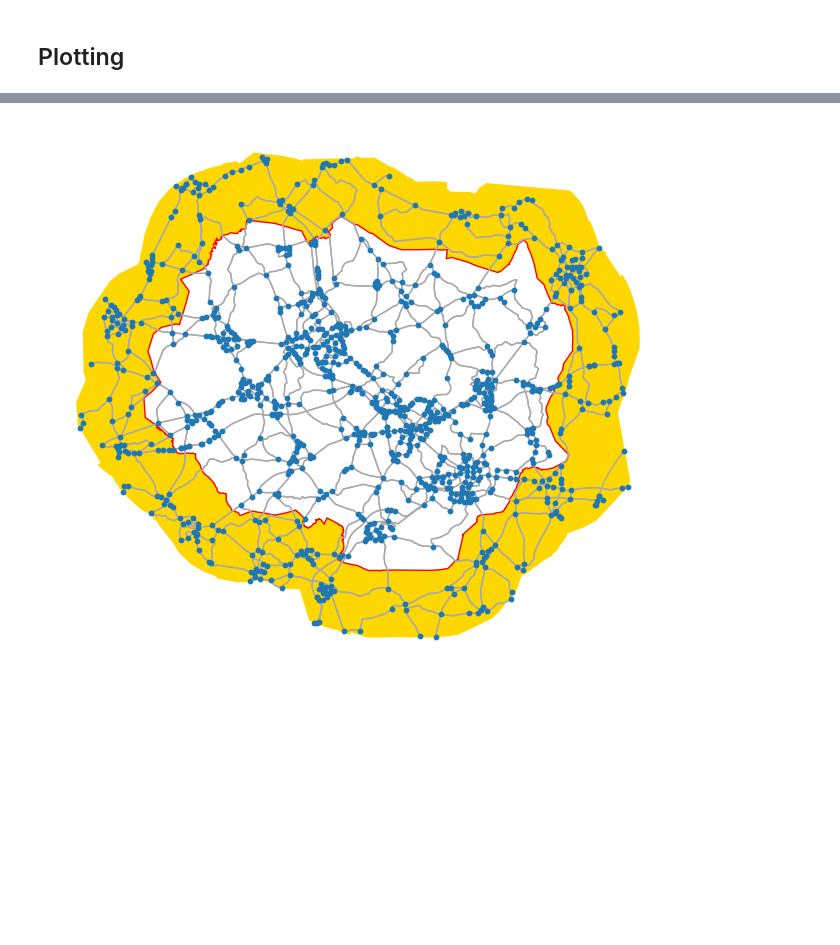
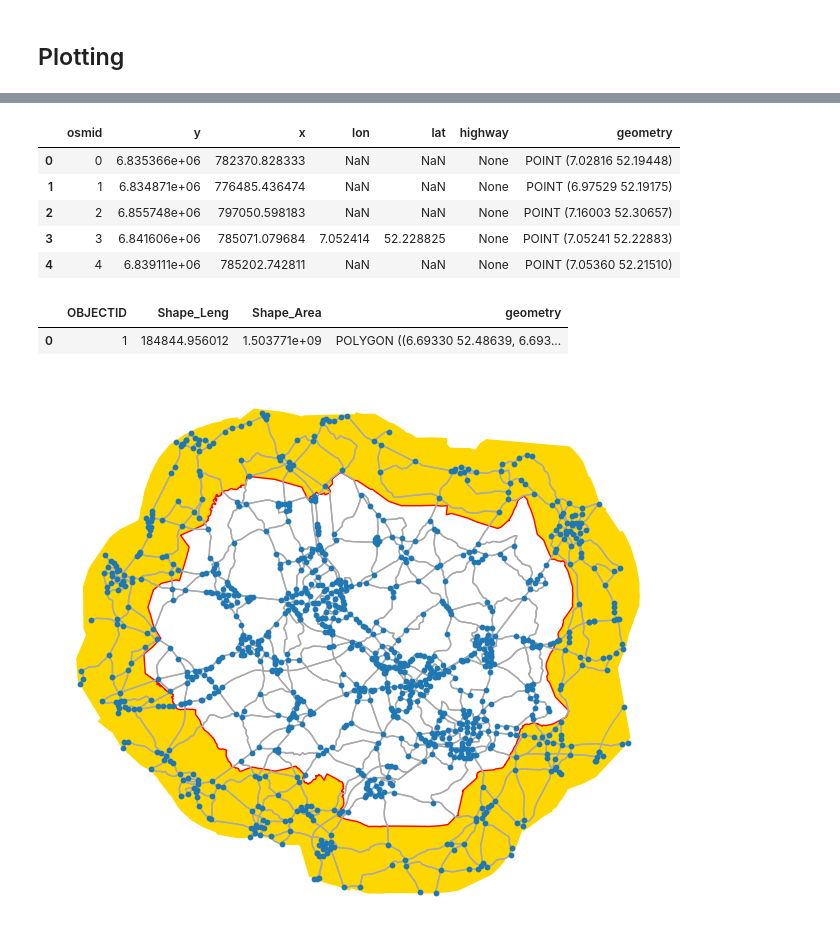
Before and after one commit to springonions-87/bioze_digital_mapping_tool, a Jupyter notebook: extract_osm_road_network.ipynb, the cells around one changed output, grey strips where cells are left out. Drawn from its saved outputs; the diff is of its cells as text; code cells hidden in the pictures; blank space fills up the shorter version.

```diff
--- a/extract_osm_road_network.ipynb
+++ b/extract_osm_road_network.ipynb
@@ -93,3 +124,17 @@ t = gpd.read_file("/Users/User/Desktop/BIOZE/data/gemeente_and_boundaries/twente
+# %%
+n.head()
+# %% [output]
+|  | osmid | y | x | lon | lat | highway | geometry |
+| 0 | 0 | 6.835366e+06 | 782370.828333 | NaN | NaN | None | POINT (7.02816 52.19448) |
+| 1 | 1 | 6.834871e+06 | 776485.436474 | NaN | NaN | None | POINT (6.97529 52.19175) |
+| 2 | 2 | 6.855748e+06 | 797050.598183 | NaN | NaN | None | POINT (7.16003 52.30657) |
+| 3 | 3 | 6.841606e+06 | 785071.079684 | 7.052414 | 52.228825 | None | POINT (7.05241 52.22883) |
+| 4 | 4 | 6.839111e+06 | 785202.742811 | NaN | NaN | None | POINT (7.05360 52.21510) |
+# %%
+t.head()
+# %% [output]
+|  | OBJECTID | Shape_Leng | Shape_Area | geometry |
+| 0 | 1 | 184844.956012 | 1.503771e+09 | POLYGON ((6.69330 52.48639, 6.693... |
 # %%
 n = n.to_crs("EPSG:4326")
 e = e.to_crs("EPSG:4326")
```
Also changed, not shown: parts of 39 cells of this notebook, 18 other files.
